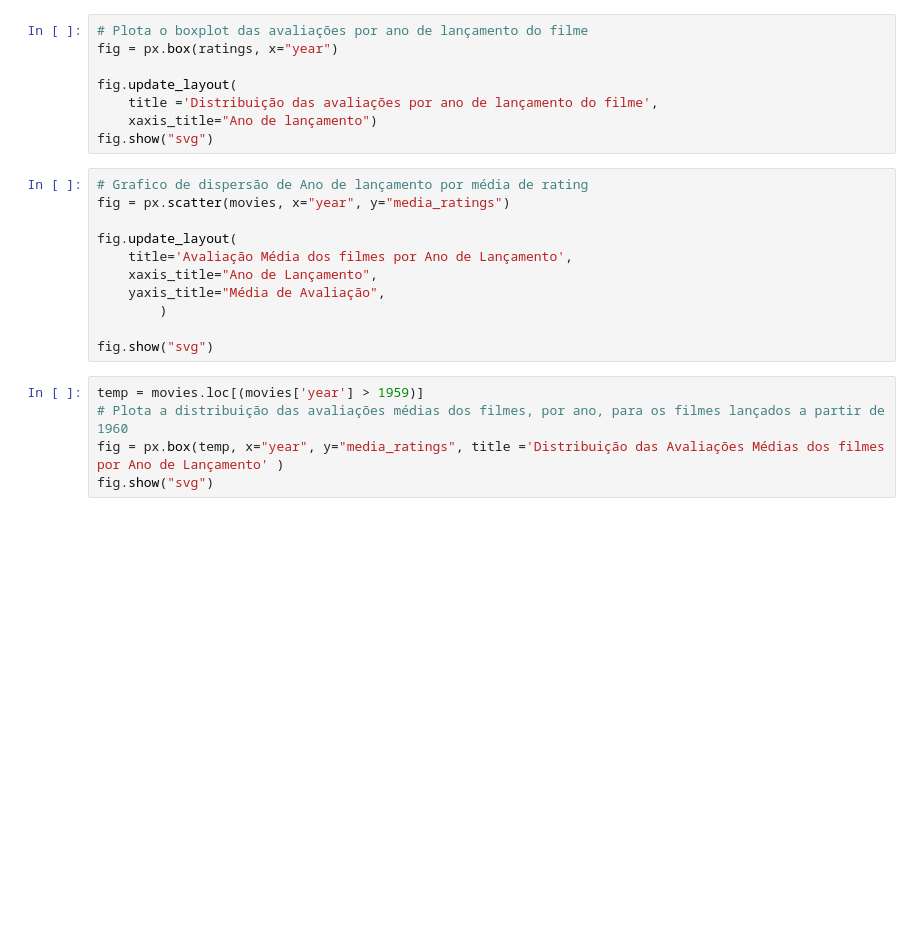
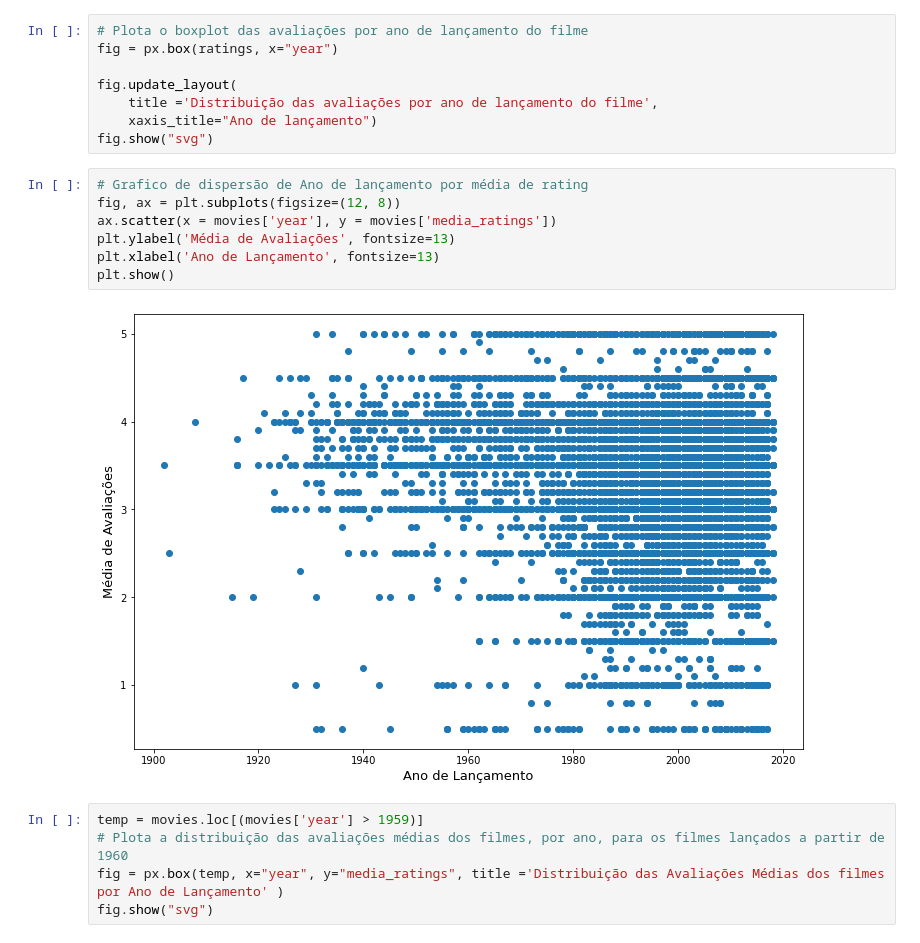
Before and after one commit to Joao-DLM/Projeto_Analise_Exploratoria_MovieLeans, a Jupyter notebook: Exploratory data analysis.ipynb, the cells around one changed output. Cells and saved outputs as stored; diff of their text form; blank space fills up the shorter version.

```diff
--- a/Exploratory data analysis.ipynb
+++ b/Exploratory data analysis.ipynb
@@ -337,15 +337,13 @@ fig.update_layout(
 fig.show("svg")
 # %%
 # Grafico de dispersão de Ano de lançamento por média de rating
-fig = px.scatter(movies, x="year", y="media_ratings")
-
-fig.update_layout(
-    title='Avaliação Média dos filmes por Ano de Lançamento',
-    xaxis_title="Ano de Lançamento",
-    yaxis_title="Média de Avaliação",
-        )
-
-fig.show("svg")
+fig, ax = plt.subplots(figsize=(12, 8))
+ax.scatter(x = movies['year'], y = movies['media_ratings'])
+plt.ylabel('Média de Avaliações', fontsize=13)
+plt.xlabel('Ano de Lançamento', fontsize=13)
+plt.show()
+# %% [output]
+[figure, added]
 # %%
 temp = movies.loc[(movies['year'] > 1959)]
 # Plota a distribuição das avaliações médias dos filmes, por ano, para os filmes lançados a partir de 1960
```
